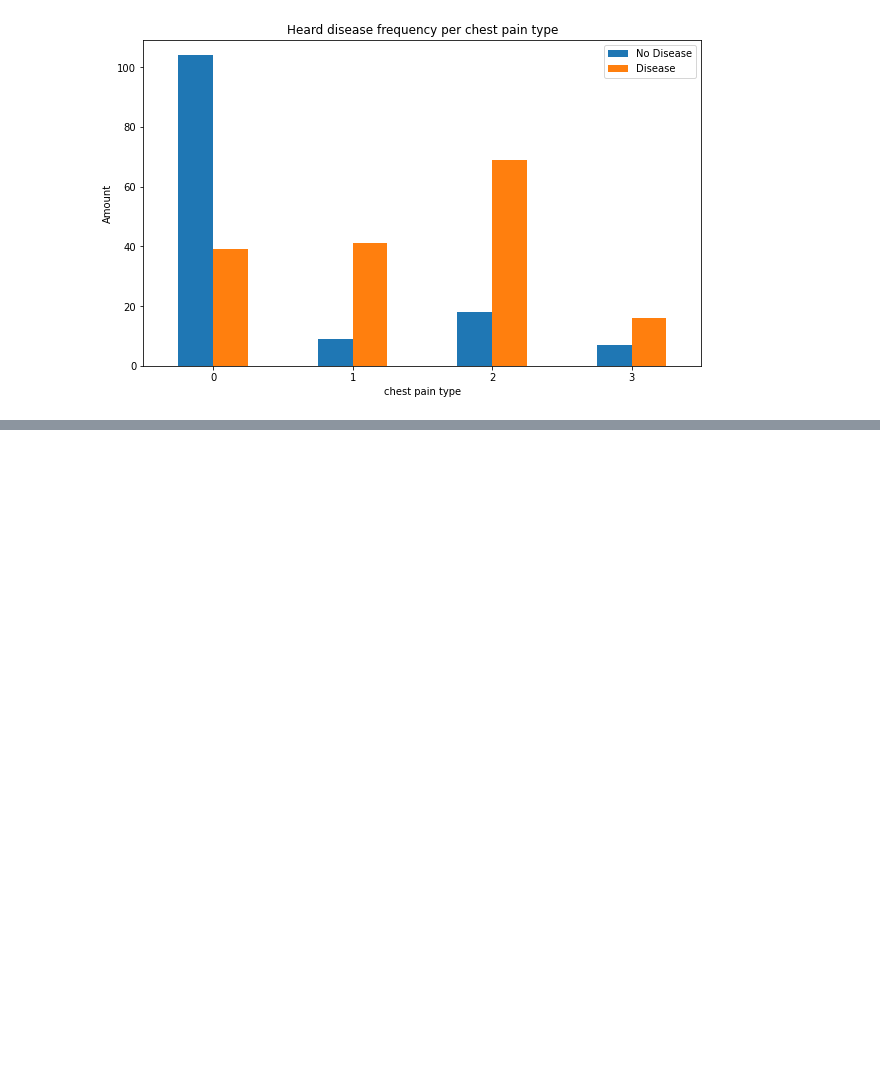
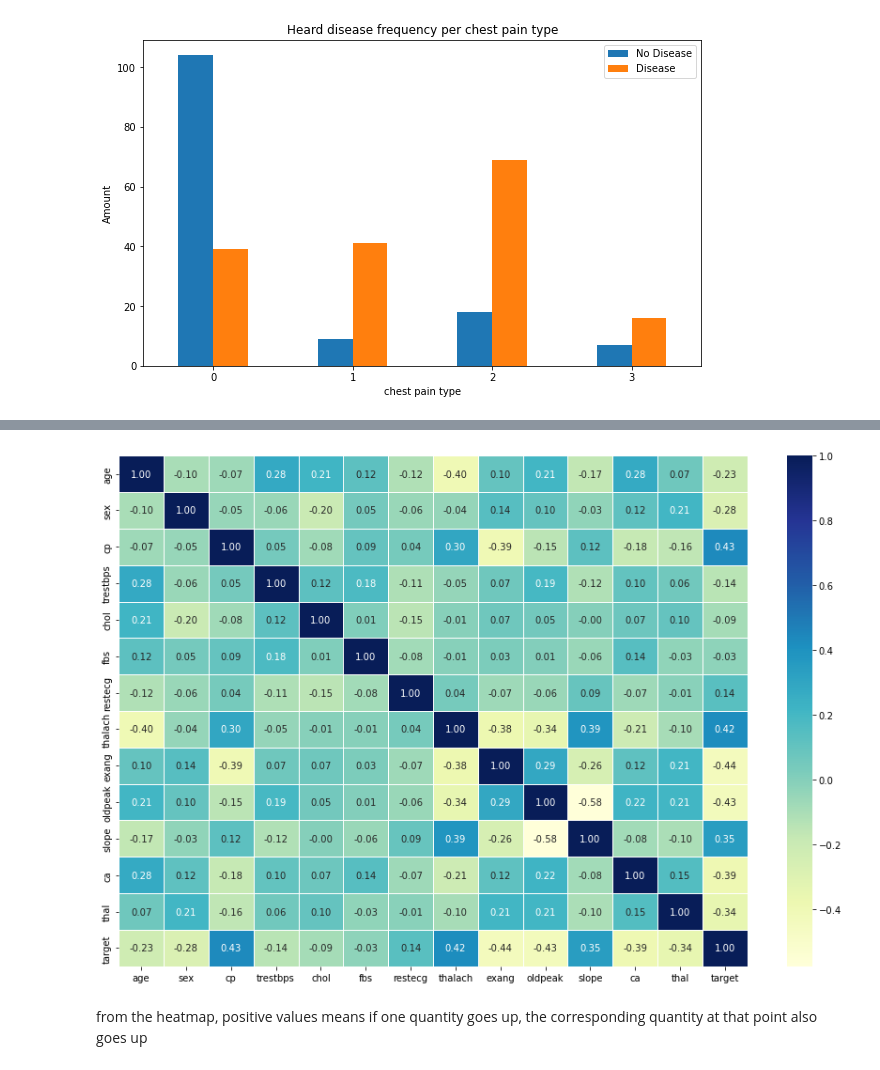
Before and after one commit to kofiarkoh/mltelgramcourse, a Jupyter notebook: end_to_end_heart_disease_classification.ipynb, the cells around one changed output, grey strips where cells are left out. Saved outputs shown, nothing was run; the diff lists cells and outputs as text; code cells hidden in the pictures; blank space fills up the shorter version.

```diff
--- a/end_to_end_heart_disease_classification.ipynb
+++ b/end_to_end_heart_disease_classification.ipynb
@@ -200,0 +220,9 @@ plt.xticks(rotation=0)
+# %%
+corr_matrix = df.corr()
+fig,ax = plt.subplots(figsize=(15,10))
+ax = sns.heatmap(corr_matrix,annot=True,linewidths=True,fmt='.2f',cmap='YlGnBu')
+# Yl = yellow, Gn=Green , Bu =blue
+# %% [output]
+[figure, added]
+# %% [markdown]
+from the heatmap, positive values means if one quantity goes up, the corresponding quantity at that point also goes up
```
Also changed, not shown: parts of 1 cell of this notebook.
